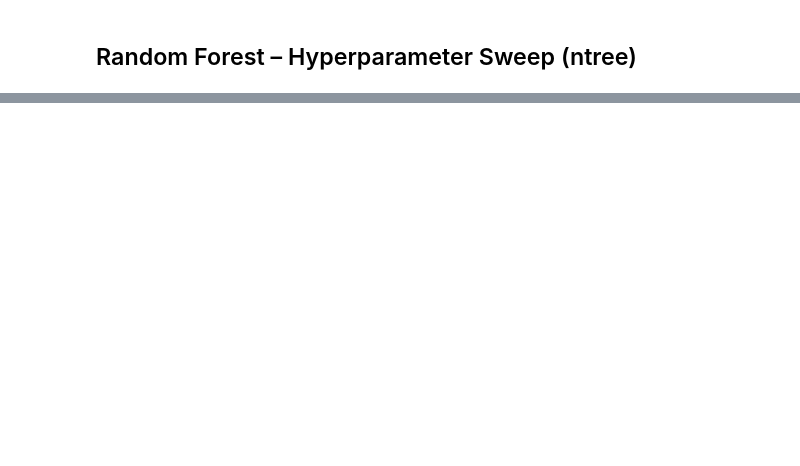
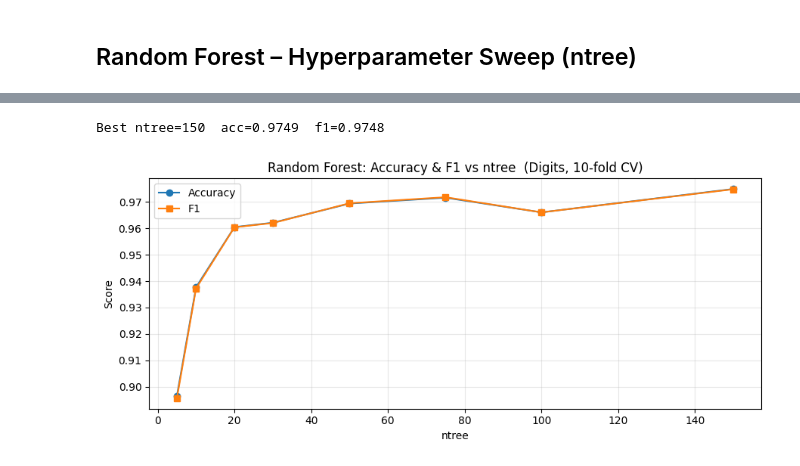
Before and after one commit to vishalhanuman14/classical-ml-benchmark, a Jupyter notebook: notebooks/01_digits.ipynb, the cells around one changed output, grey strips where cells are left out. Cells and saved outputs as stored; diff of their text form; code cells hidden in the pictures; blank space fills up the shorter version.

```diff
--- a/notebooks/01_digits.ipynb
+++ b/notebooks/01_digits.ipynb
@@ -63,7 +74,7 @@ plt.show()
 # %% [markdown]
 ## Random Forest – Hyperparameter Sweep (ntree)
 # %%
-feature_types = ['num'] * X_full.shape[1]
+feature_types = ['num'] * X_norm.shape[1]
 NTREE_VALUES  = [5, 10, 20, 30, 50, 75, 100, 150]
 rf_results    = {}
 
@@ -72,6 +83,6 @@ for nt in NTREE_VALUES:
         trees = random_forest.train(Xtr, ytr, feature_types, nt)
         return random_forest.predict(trees, Xte)
 
-    acc, f1 = utils.cross_validate(model_fn, X_full, y, pos_label=y[0])
+    acc, f1 = utils.cross_validate(model_fn, X_norm, y, pos_label=y[0])
     rf_results[nt] = (acc, f1)
     print(f"ntree={nt:>4}  acc={acc:.4f}  f1={f1:.4f}")
@@ -78,17 +98,15 @@ for nt in NTREE_VALUES:
 # %%
 best_nt = max(rf_results, key=lambda n: rf_results[n][1])
-print(f"Best ntree = {best_nt}  (acc={rf_results[best_nt][0]:.4f}, f1={rf_results[best_nt][1]:.4f})")
+print(f"Best ntree={best_nt}  acc={rf_results[best_nt][0]:.4f}  f1={rf_results[best_nt][1]:.4f}")
 
-nts  = list(rf_results.keys())
-accs = [rf_results[n][0] for n in nts]
-f1s  = [rf_results[n][1] for n in nts]
-
+nts = list(rf_results.keys())
 fig, ax = plt.subplots(figsize=(9, 4))
-ax.plot(nts, accs, '-o', label='Accuracy')
-ax.plot(nts, f1s,  '-s', label='F1 Score')
+ax.plot(nts, [rf_results[n][0] for n in nts], '-o', label='Accuracy')
+ax.plot(nts, [rf_results[n][1] for n in nts], '-s', label='F1')
 ax.set_xlabel('ntree'); ax.set_ylabel('Score')
 ax.set_title('Random Forest: Accuracy & F1 vs ntree  (Digits, 10-fold CV)')
-ax.legend(); ax.grid(alpha=0.3)
-plt.tight_layout()
-plt.savefig('results/digits_rf_ntree_sweep.png', dpi=150)
-plt.show()
+ax.legend(); ax.grid(alpha=0.3); plt.tight_layout()
+plt.savefig('results/digits_rf_ntree_sweep.png', dpi=150); plt.show()
+# %% [output]
+Best ntree=150  acc=0.9749  f1=0.9748
+[figure, added]
```
Also changed, not shown: parts of 13 cells of this notebook.
